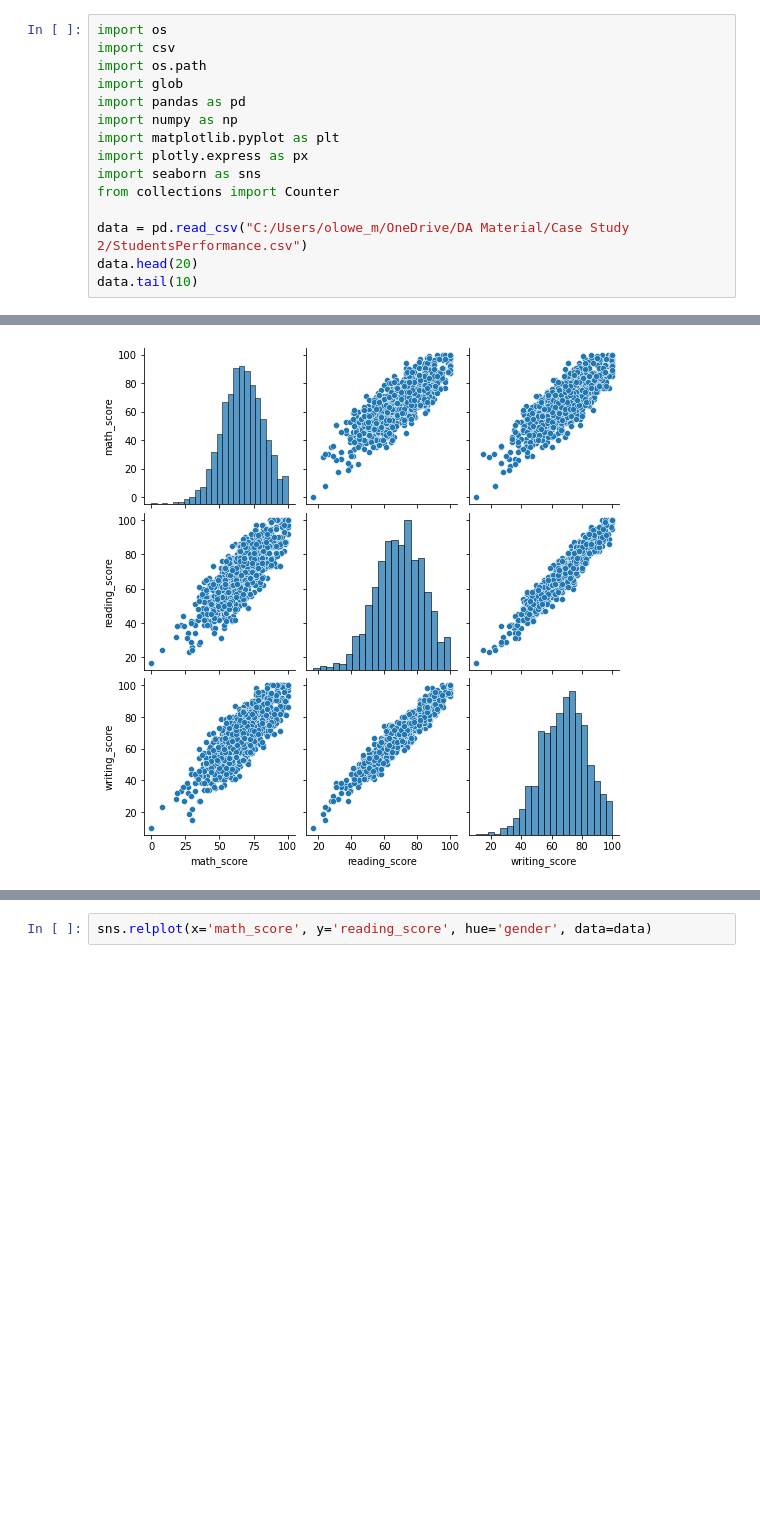
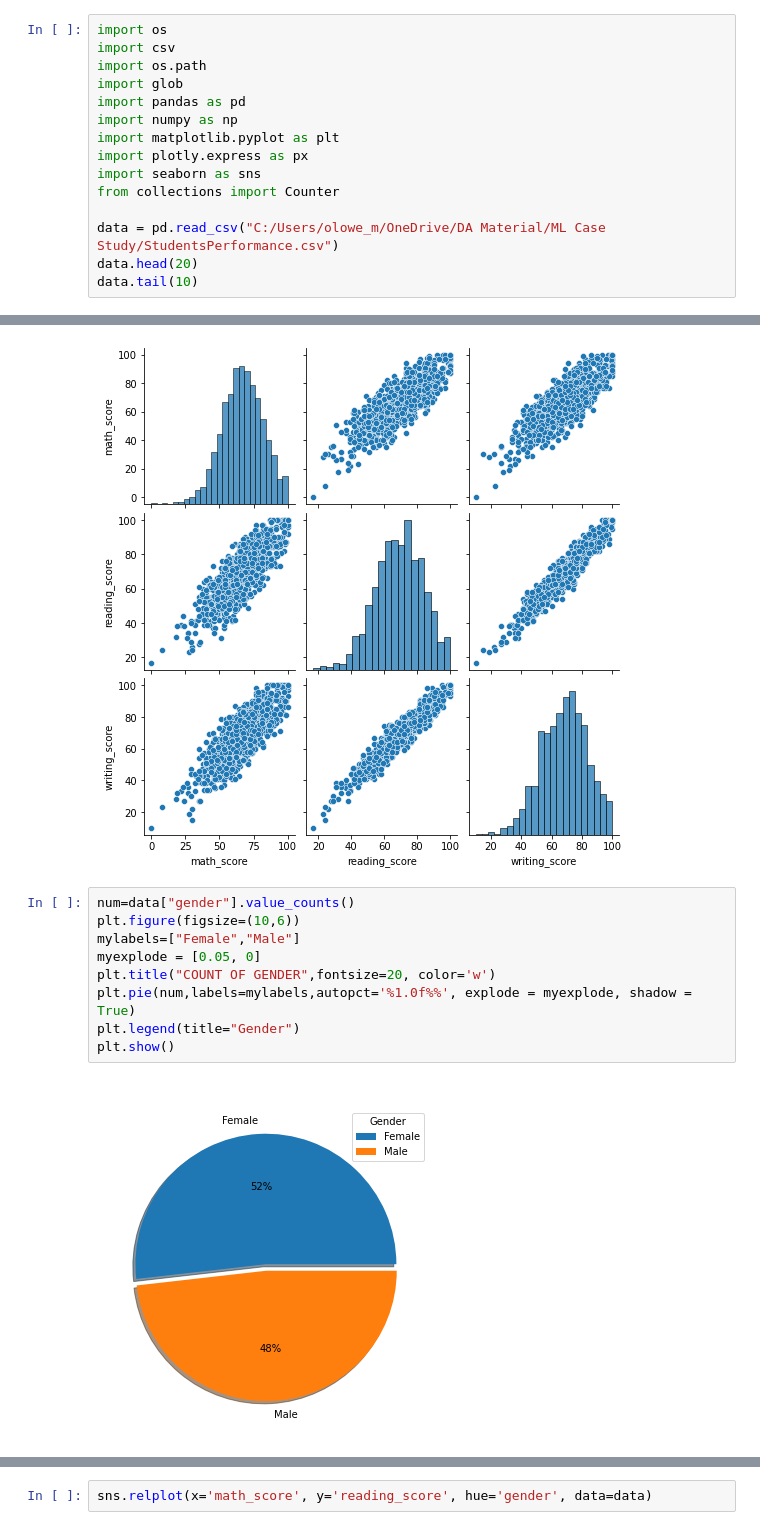
Before and after one commit to molowe1/Test_Repository, a Jupyter notebook: EDA_tutorial.ipynb, the cells around one changed output, grey strips where cells are left out. Drawn from its saved outputs; the diff is of its cells as text; blank space fills up the shorter version.

```diff
--- a/EDA_tutorial.ipynb
+++ b/EDA_tutorial.ipynb
@@ -10,7 +10,7 @@ import plotly.express as px
 import seaborn as sns
 from collections import Counter
 
-data = pd.read_csv("C:/Users/olowe_m/OneDrive/DA Material/Case Study 2/StudentsPerformance.csv")
+data = pd.read_csv("C:/Users/olowe_m/OneDrive/DA Material/ML Case Study/StudentsPerformance.csv")
 data.head(20)
 data.tail(10)
 # %% [output]
@@ -95,3 +113,14 @@ sns.pairplot(data)
 # %% [output]
 <seaborn.axisgrid.PairGrid at 0x...>
 [figure]
+# %%
+num=data["gender"].value_counts()
+plt.figure(figsize=(10,6))
+mylabels=["Female","Male"]
+myexplode = [0.05, 0]
+plt.title("COUNT OF GENDER",fontsize=20, color='w')
+plt.pie(num,labels=mylabels,autopct='%1.0f%%', explode = myexplode, shadow = True)
+plt.legend(title="Gender")
+plt.show()
+# %% [output]
+[figure, added]
```
Also changed, not shown: parts of 13 cells of this notebook.
